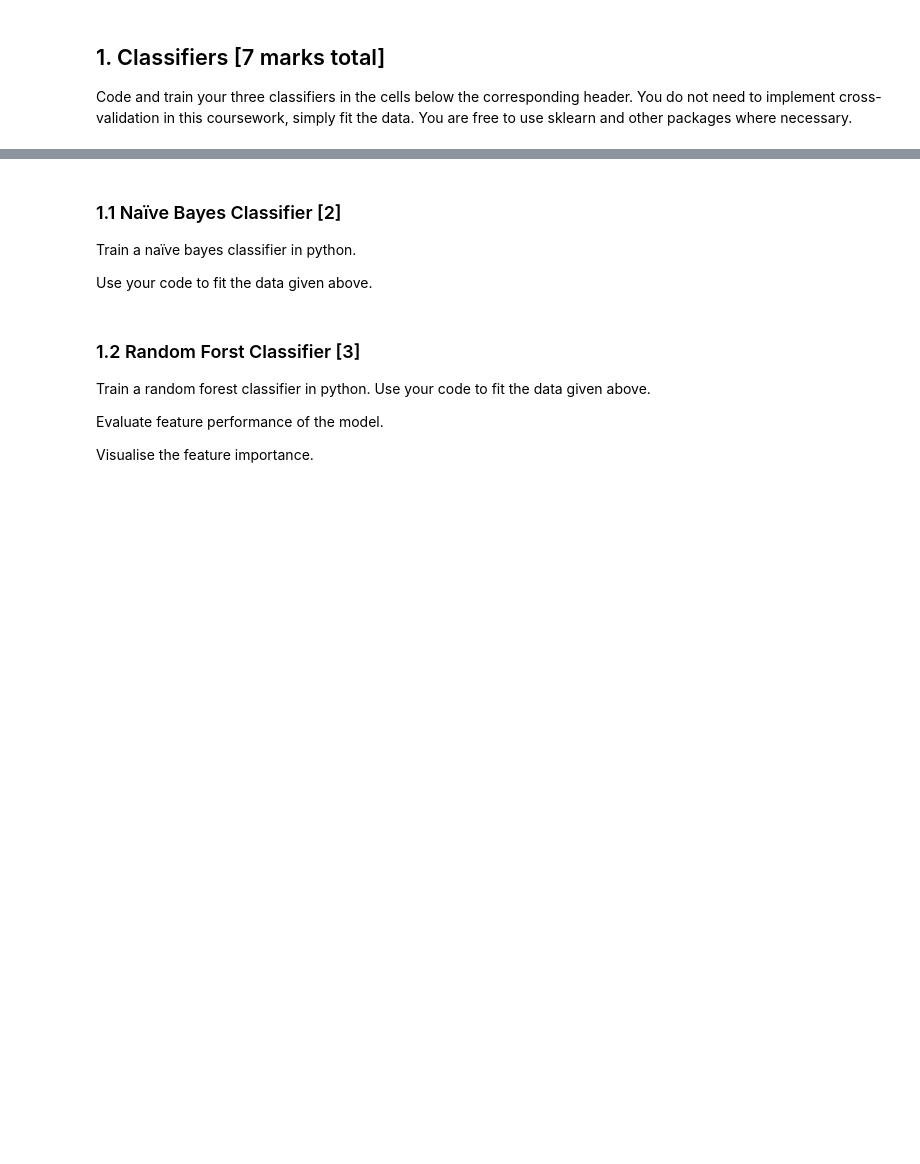
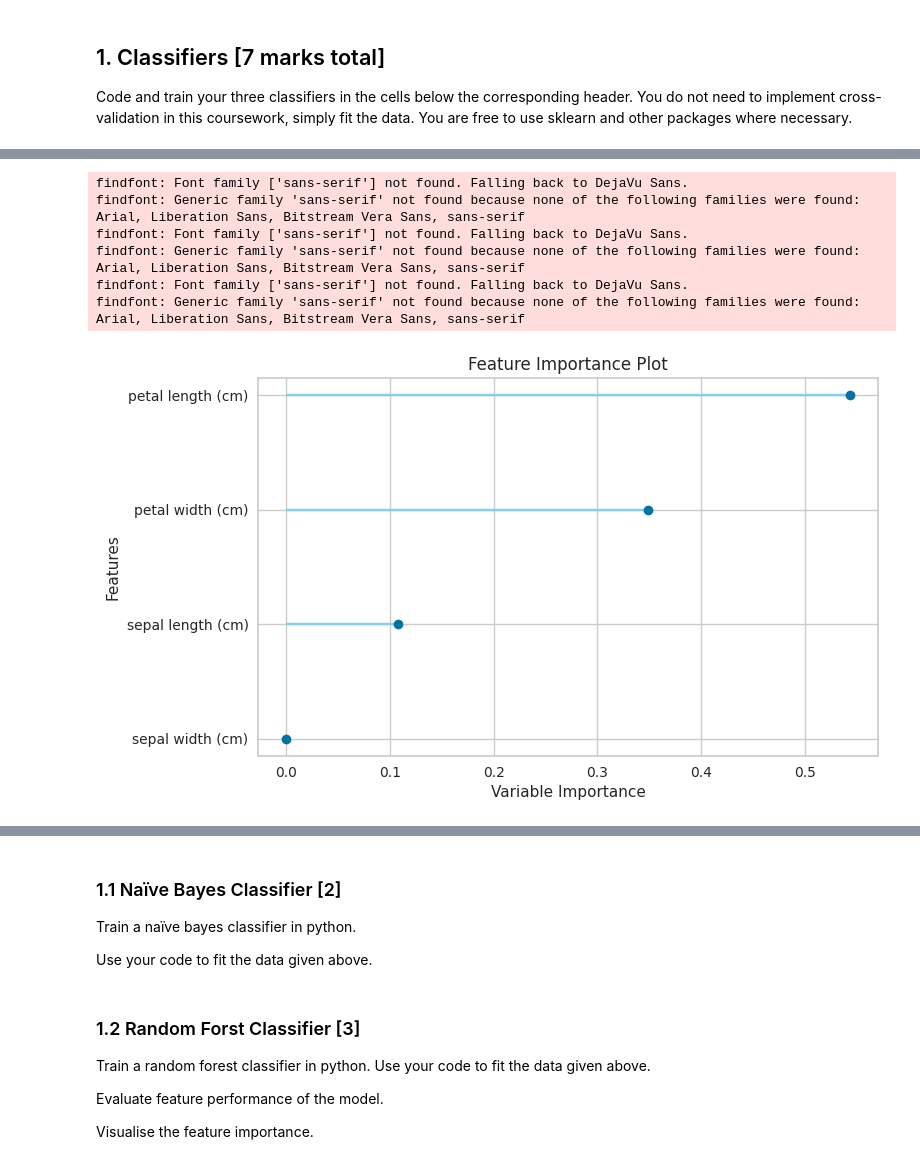
Before and after one commit to JohnnyFoulds/dsm040-2021-oct, a Jupyter notebook: coursework_02/CW2.ipynb, the cells around one changed output, grey strips where cells are left out. Cells and saved outputs as stored; diff of their text form; code cells hidden in the pictures; blank space fills up the shorter version.

```diff
--- a/coursework_02/CW2.ipynb
+++ b/coursework_02/CW2.ipynb
@@ -40,0 +90,3 @@ iris = datasets.load_iris() # load data
+# %%
+# train a naive bayes, random forest, and knn classification model
+models = compare_models(include=['nb', 'rf', 'knn'], n_select=3)
@@ -40,0 +100,7 @@ iris = datasets.load_iris() # load data
+# %%
+# find the best hyperparameters for each model
+tuned_models = [tune_model(model,search_library='scikit-learn', search_algorithm='random') for model in models]
+
+# display the model parameters
+for model in models:
+    print(model)
@@ -40,0 +133,11 @@ iris = datasets.load_iris() # load data
+# %%
+# show the feature importance of the random forest model
+plot_model(tuned_models[0], plot='feature')
+# %% [output]
+findfont: Font family ['sans-serif'] not found. Falling back to DejaVu Sans.
+findfont: Generic family 'sans-serif' not found because none of the following families were found: Arial, Liberation Sans, Bitstream Vera Sans, sans-serif
+findfont: Font family ['sans-serif'] not found. Falling back to DejaVu Sans.
+findfont: Generic family 'sans-serif' not found because none of the following families were found: Arial, Liberation Sans, Bitstream Vera Sans, sans-serif
+findfont: Font family ['sans-serif'] not found. Falling back to DejaVu Sans.
+findfont: Generic family 'sans-serif' not found because none of the following families were found: Arial, Liberation Sans, Bitstream Vera Sans, sans-serif
+[figure, added]
```
Also changed, not shown: parts of 16 cells of this notebook, 1 other file.
